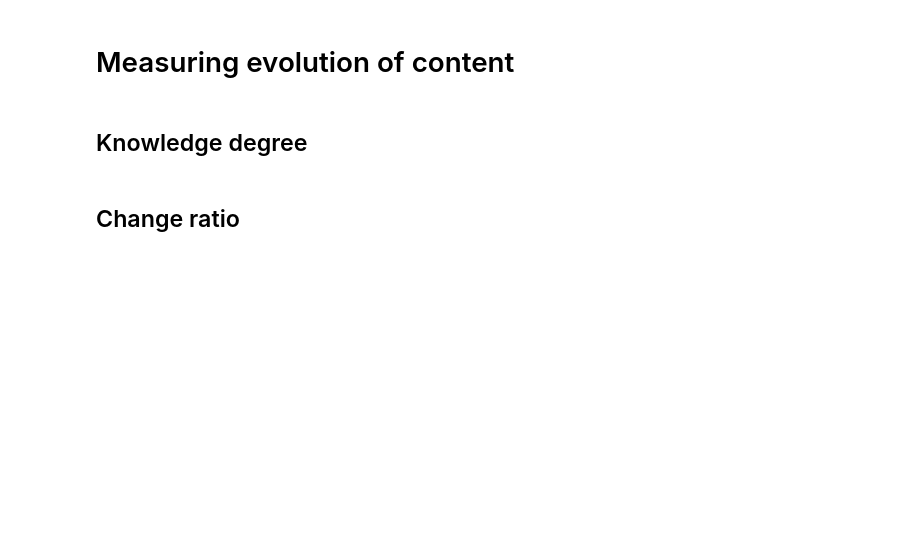
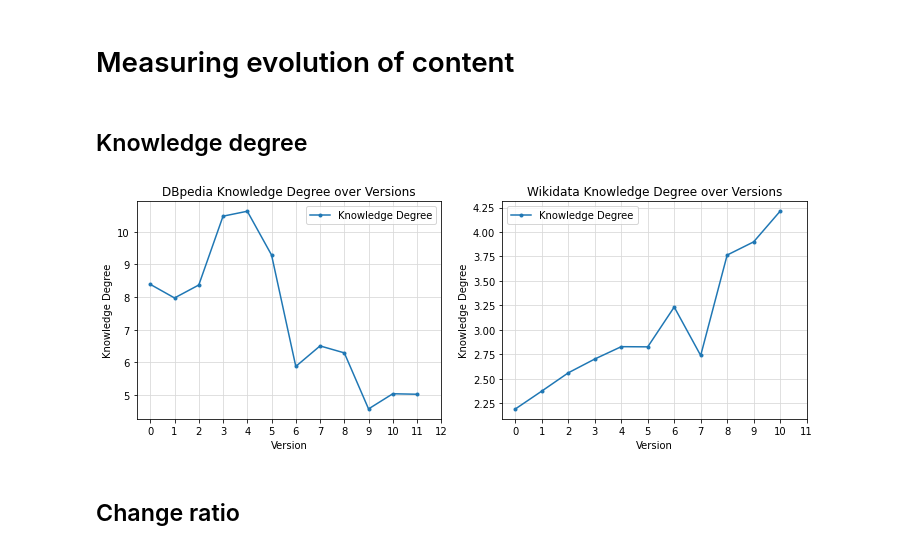
Before and after one commit to EBrandDV/P4, a Jupyter notebook: notebook.ipynb, the cells around one changed output. Cells and saved outputs as stored; diff of their text form; code cells hidden in the pictures; blank space fills up the shorter version.

```diff
--- a/notebook.ipynb
+++ b/notebook.ipynb
@@ -79,5 +83,14 @@ plot_parameters_over_versions(wiki_data, ['Growth'], ['.'],"Wikidata Growth over
 # Measuring evolution of content
 # %% [markdown]
 ## Knowledge degree
+# %%
+plt.rcParams["figure.figsize"] = [12, 4]
+plt.subplot(1,2,1)
+plot_parameters_over_versions(dbpedia_data, ['KD'], ['.'], "DBpedia Knowledge Degree over Versions", 'dbpedia_KD.png', legend_mapping=legend_mapping, x_label='Knowledge Degree')
+plt.subplot(1,2,2)
+plot_parameters_over_versions(wiki_data, ['KD'], ['.'], "Wikidata Knowledge Degree over Versions", 'wiki_KD.png', legend_mapping=legend_mapping, x_label='Knowledge Degree')
+plt.show()
+# %% [output]
+[figure, added]
 # %% [markdown]
 ## Change ratio
```
Also changed, not shown: parts of 7 cells of this notebook.
